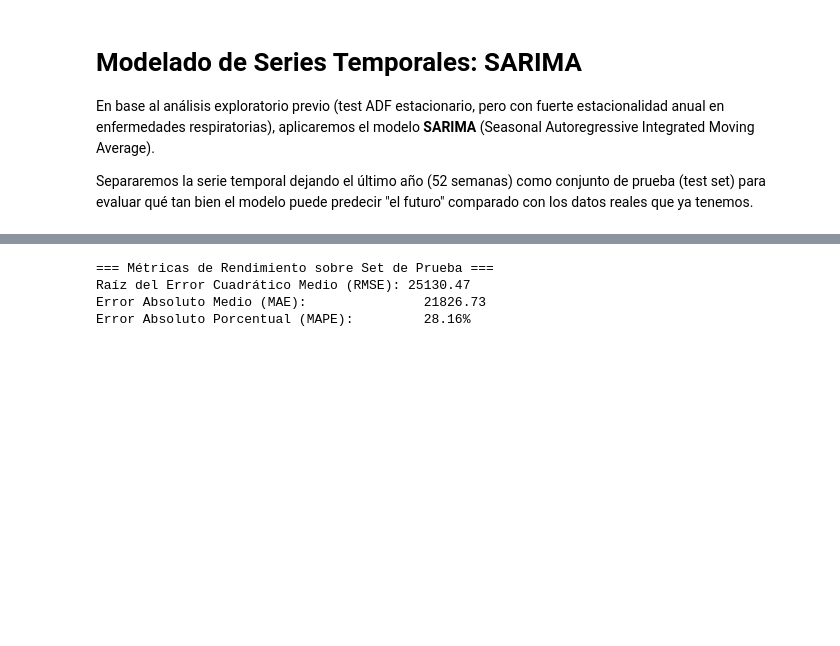
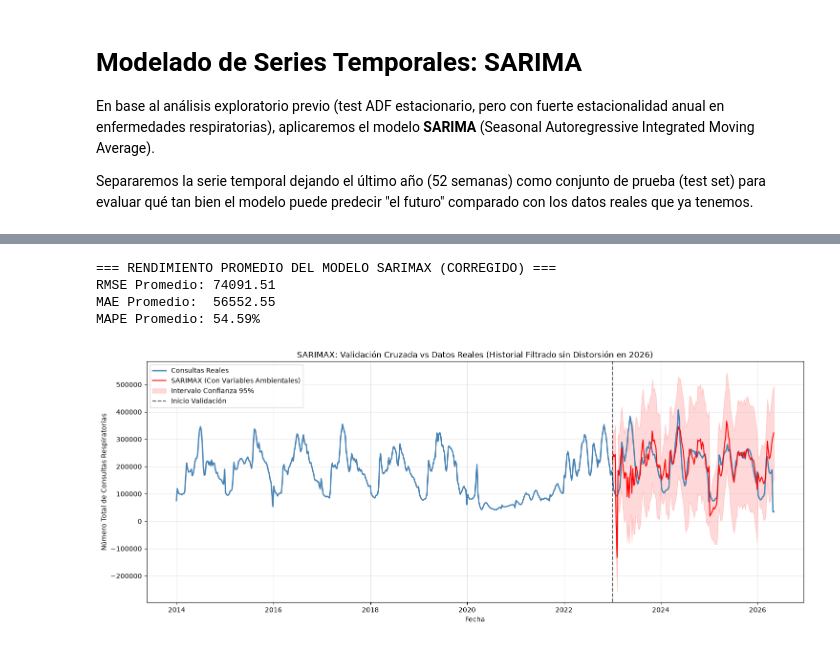
Before and after one commit to 1chmlo/data-science, a Jupyter notebook: notebooks/4_model.ipynb, the cells around one changed output, grey strips where cells are left out. Saved outputs shown, nothing was run; the diff lists cells and outputs as text; code cells hidden in the pictures; blank space fills up the shorter version.

Commit message:
Rolling Window

```diff
--- a/notebooks/4_model.ipynb
+++ b/notebooks/4_model.ipynb
@@ -67,14 +51,17 @@ Fecha
 # %%
-# 2. Dividir los datos en Entrenamiento (Train) y Prueba (Test)
-# Entrenar desde el 2022 hasta el 2025, y testear solo con el año 2026.
+df = pd.read_parquet('../dataset/at_urg_respiratorio_2026-05-10.parquet')
 
-train = ts_df[(ts_df.index.year >= 2014) & (ts_df.index.year <= 2024)]
-test = ts_df[ts_df.index.year == 2025]
+df['Fecha'] = df.apply(lambda row: get_date_from_iso_week(int(row['Anio']), int(row['SemanaEstadistica'])), axis=1)
 
-test_size = len(test)
+ts_df = df.groupby('Fecha')['NumTotal'].sum().reset_index()
+ts_df.set_index('Fecha', inplace=True)
+ts_df.sort_index(inplace=True)
+ts_df = ts_df.asfreq('W-MON')
+ts_df['NumTotal'] = ts_df['NumTotal'].interpolate(method='linear')
 
-print(f"Fechas de Entrenamiento: desde {train.index.min().date()} hasta {train.index.max().date()}")
-print(f"Fechas de Prueba (Test): desde {test.index.min().date()} hasta {test.index.max().date()}")
-print(f"Semanas en entrenamiento: {len(train)}")
-print(f"Semanas en prueba (test): {test_size}")
+ts_df = ts_df[ts_df.index <= '2026-05-10']
+
+print("=== Variable objetivo preparada ===")
+print(f"Total de registros (filtrados hasta mayo 2026): {len(ts_df)}")
+print(ts_df.tail(3))
 # %% [output]
@@ -149,20 +235,36 @@ plt.show()
 # %%
-# 5. Evaluación del Modelo (Métricas)
-
-# Para calcular el error solo comparamos sobre las fechas en donde tenemos test reales (ignoramos NaNs)
-test_y = test['NumTotal'].dropna()
-pred_clean = pred_mean.loc[test_y.index]
-
-rmse = np.sqrt(mean_squared_error(test_y, pred_clean))
-mae = mean_absolute_error(test_y, pred_clean)
-mape = mean_absolute_percentage_error(test_y, pred_clean)
-
-print("=== Métricas de Rendimiento sobre Set de Prueba ===")
-print(f"Raíz del Error Cuadrático Medio (RMSE): {rmse:.2f}")
-print(f"Error Absoluto Medio (MAE):               {mae:.2f}")
-print(f"Error Absoluto Porcentual (MAPE):         {mape*100:.2f}%")
+df_resultados = pd.DataFrame(resultados_rolling)
+print("=== RENDIMIENTO PROMEDIO DEL MODELO SARIMAX (CORREGIDO) ===")
+print(f"RMSE Promedio: {df_resultados['rmse'].mean():.2f}")
+print(f"MAE Promedio:  {df_resultados['mae'].mean():.2f}")
+print(f"MAPE Promedio: {df_resultados['mape'].mean()*100:.2f}%")
 # %% [output]
-=== Métricas de Rendimiento sobre Set de Prueba ===
-Raíz del Error Cuadrático Medio (RMSE): 25130.47
-Error Absoluto Medio (MAE):               21826.73
-Error Absoluto Porcentual (MAPE):         28.16%
+=== RENDIMIENTO PROMEDIO DEL MODELO SARIMAX (CORREGIDO) ===
+RMSE Promedio: 74091.51
+MAE Promedio:  56552.55
+MAPE Promedio: 54.59%
+# %%
+todas_las_preds = pd.concat(predicciones_totales)
+todos_los_ic = pd.concat(ic_totales)
+
+plt.figure(figsize=(15, 6))
+
+plt.plot(ts_df.index, ts_df['NumTotal'], label='Consultas Reales', color='steelblue', linewidth=2)
+
+plt.plot(todas_las_preds.index, todas_las_preds, color='red', label='SARIMAX (Con Variables Ambientales)', linewidth=1.5)
+
+plt.fill_between(todos_los_ic.index,
+                 todos_los_ic.iloc[:, 0],
+                 todos_los_ic.iloc[:, 1], color='red', alpha=0.15, label='Intervalo Confianza 95%')
+
+plt.axvline(x=pd.to_datetime(f"{start_test_year}-01-01"), color='black', linestyle='--', alpha=0.6, label='Inicio Validación')
+
+plt.title('SARIMAX: Validación Cruzada vs Datos Reales (Historial Filtrado sin Distorsión en 2026)')
+plt.xlabel('Fecha')
+plt.ylabel('Número Total de Consultas Respiratorias')
+plt.legend()
+plt.grid(True, alpha=0.3)
+plt.tight_layout()
+plt.show()
+# %% [output]
+[figure, added]
```
Also changed, not shown: parts of 9 cells of this notebook.
